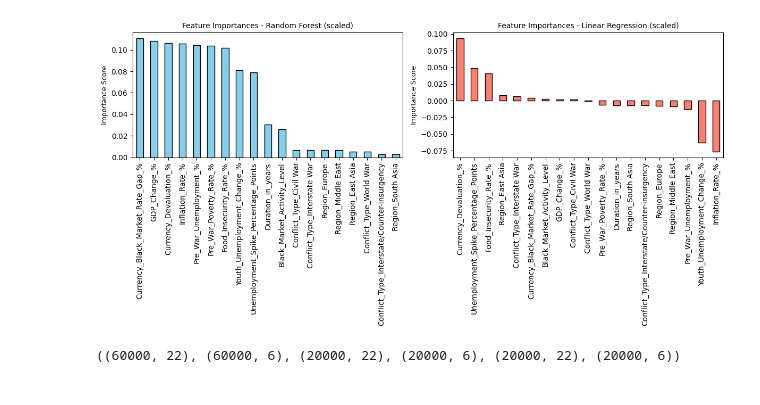
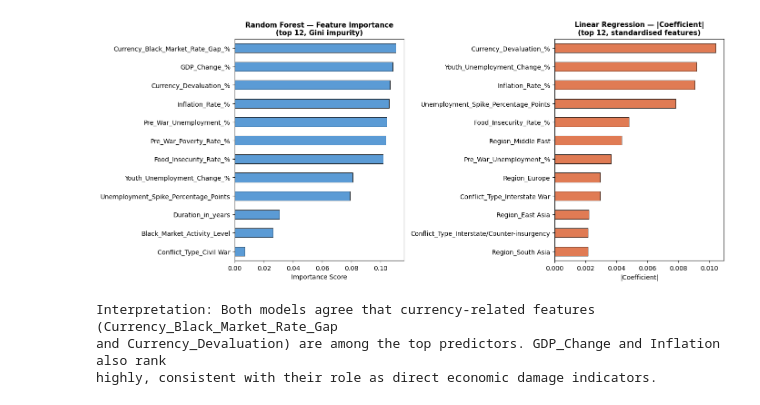
Before and after one commit to J2ckyo/4850-Final-Project, a Jupyter notebook: Data_Rangling.ipynb, the cells around one changed output. Cells and saved outputs as stored; diff of their text form; code cells hidden in the pictures.

```diff
--- a/Data_Rangling.ipynb
+++ b/Data_Rangling.ipynb
@@ -118,5 +179,0 @@ Name: War_Profiteering_Documented, Length: 100000, dtype: int64
-# %%
-# df.isnull().sum()
-bmal = {"low" : 1, "moderate" : 2, "high" : 3, "dominant" : 4}
-df["Black_Market_Activity_Level"] = df["Black_Market_Activity_Level"].str.lower().map(bmal)
-df["Black_Market_Activity_Level"]
@@ -136,9 +179,0 @@ Name: Black_Market_Activity_Level, Length: 100000, dtype: int64
-# %%
-# display(df.sort_values(["Conflict_Name", "Conflict_Type", "Region"]))
-df["Duration_in_years"] = df["End_Year"] - df["Start_Year"]
-df["Informal_Economy_Size_Spike_%"] = df["Informal_Economy_Size_During_War_%"] - df["Informal_Economy_Size_Pre_War_%"]
-df["Reconstruction_Cost_Ratio_USD"] = df["Estimated_Reconstruction_Cost_USD"] / df["Cost_of_War_USD"]
-df["Poverty_Rate_Spike_%"] = df["During_War_Poverty_Rate_%"] - df["Pre_War_Poverty_Rate_%"]
-display(df.sort_values(["Conflict_Name", "Conflict_Type", "Region"]))
-print("New columns added: Duraction in years, Informal Economy Size Spike %," \
-" Reconstruction Cost Ratio USD, and Poverty Rate Spike")
@@ -526,18 +602,29 @@ Linear Regression    0.9600     0.9708    0.7250  -0.0005
 # %%
-reg_results_linear = models_reg["Linear Regression"]
-reg_results_forest = models_reg["Random Forest"]
+rf_imp  = (pd.Series(rf_model.feature_importances_, index=reg_features)
+            .sort_values(ascending=True).tail(12))
+lr_imp  = (pd.Series(np.abs(lr_model.coef_), index=reg_features)
+            .sort_values(ascending=True).tail(12))
 
-importances_linear = pd.Series(reg_results_linear.coef_, index=reg_features).sort_values(ascending=False)
-importances_forest = pd.Series(reg_results_forest.feature_importances_, index=reg_features).sort_values(ascending=False)
+fig, axes = plt.subplots(1, 2, figsize=(14, 6))
+rf_imp.plot(kind="barh", color="#5B9BD5", edgecolor="black",
+            linewidth=0.6, ax=axes[0])
+axes[0].set_title("Random Forest — Feature Importance\n(top 12, Gini impurity)",
+                  fontsize=11, fontweight="bold")
+axes[0].set_xlabel("Importance Score")
 
-fig, axs = plt.subplots(1, 2, figsize=(12, 6))
-importances_forest.plot(kind="bar", color="skyblue", ax=axs[0], linewidth=1, edgecolor="black")
-importances_linear.plot(kind="bar", color="salmon", ax=axs[1], linewidth=1, edgecolor="black")
-axs[0].set_title("Feature Importances - Random Forest (scaled)", fontsize=10, loc='center')
-axs[1].set_title("Feature Importances - Linear Regression (scaled)", fontsize=10, loc='center')
-axs[0].set_ylabel("Importance Score", fontsize=9)
-axs[1].set_ylabel("Importance Score", fontsize=9)
+lr_imp.plot(kind="barh", color="#E07B54", edgecolor="black",
+            linewidth=0.6, ax=axes[1])
+axes[1].set_title("Linear Regression — |Coefficient|\n(top 12, standardised features)",
+                  fontsize=11, fontweight="bold")
+axes[1].set_xlabel("|Coefficient|")
+
 plt.tight_layout()
 plt.show()
+print("Interpretation: Both models agree that currency-related features (Currency_Black_Market_Rate_Gap")
+print("and Currency_Devaluation) are among the top predictors. GDP_Change and Inflation also rank")
+print("highly, consistent with their role as direct economic damage indicators.")
 # %% [output]
-[figure, old version]
+[figure, new version]
+Interpretation: Both models agree that currency-related features (Currency_Black_Market_Rate_Gap
+and Currency_Devaluation) are among the top predictors. GDP_Change and Inflation also rank
+highly, consistent with their role as direct economic damage indicators.
@@ -550,18 +630,0 @@ Y_class = mlb.fit_transform(model_df["Primary_Black_Market_Goods"].str.split(",
-# %%
-X_Train, X_Temp, Y_Train, Y_Temp = train_test_split(
-    X_class, Y_class,
-    test_size=0.4,
-    random_state= 24,
-    stratify=Y_class
-)
-
-X_Val, X_Test, Y_Val, Y_Test = train_test_split(
-    X_Temp, Y_Temp,
-    test_size=0.5,
-    random_state= 24,
-    stratify=Y_Temp
-)
-
-X_Train.shape, Y_Train.shape, X_Test.shape, Y_Test.shape, X_Val.shape, Y_Val.shape
-# %% [output]
-((60000, 22), (60000, 6), (20000, 22), (20000, 6), (20000, 22), (20000, 6))
```
Also changed, not shown: parts of 70 cells of this notebook.
